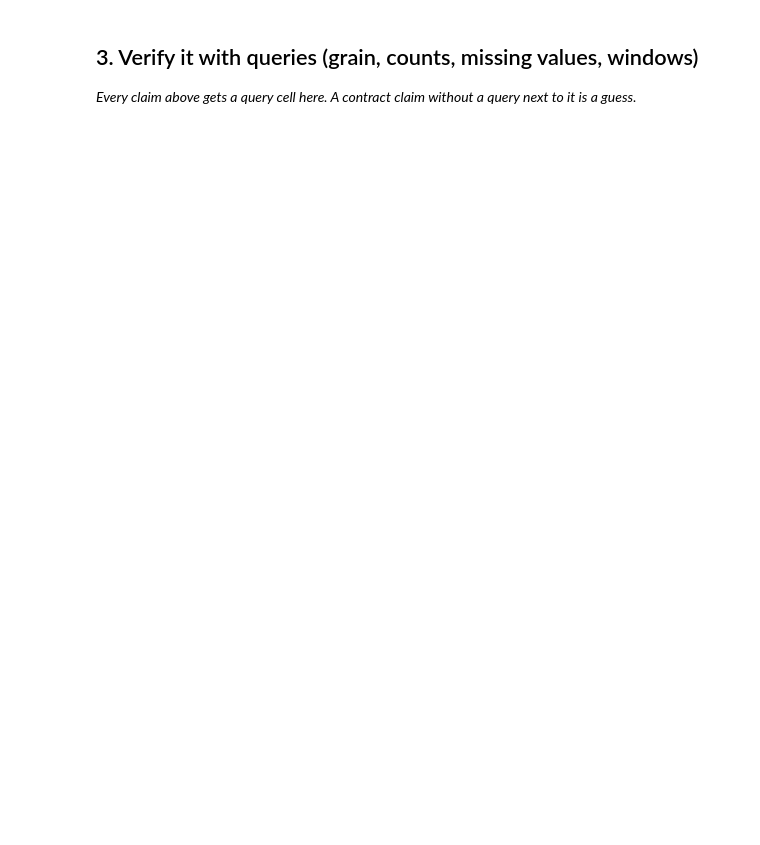
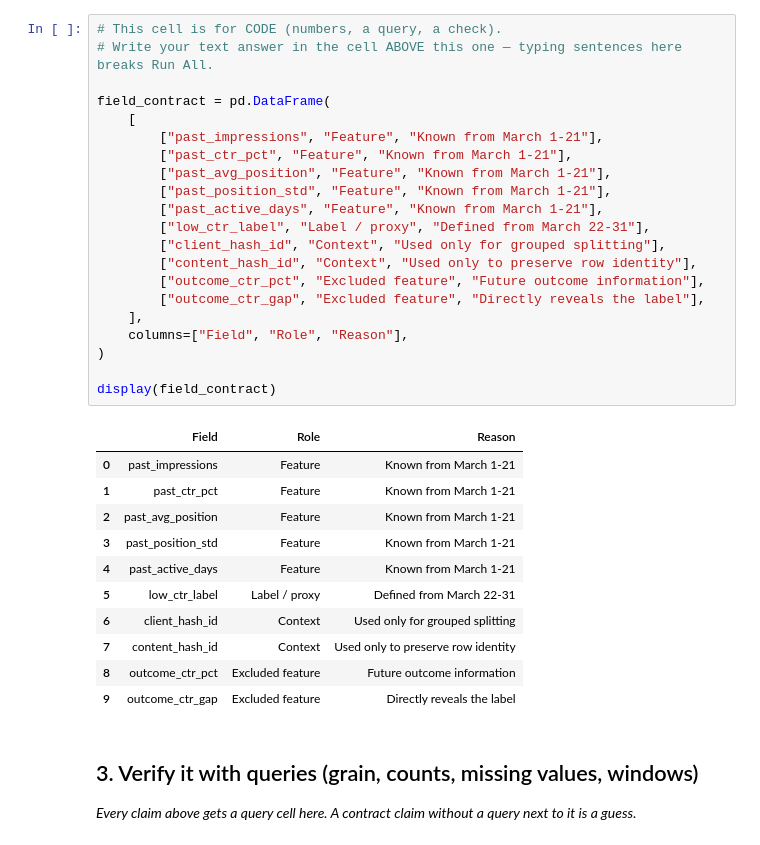
Before and after one commit to kevinwdt/flyrank-internship-ml, a Jupyter notebook: work/notebooks/w03_data_contract.ipynb, the cells around one changed output. Cells and saved outputs as stored; diff of their text form; blank space fills up the shorter version.

```diff
--- a/work/notebooks/w03_data_contract.ipynb
+++ b/work/notebooks/w03_data_contract.ipynb
@@ -23,3 +121,36 @@ This skeleton is yours to fill. Work the sections **in order** — each one has
+# %%
+# This cell is for CODE (numbers, a query, a check).
+# Write your text answer in the cell ABOVE this one — typing sentences here breaks Run All.
+
+field_contract = pd.DataFrame(
+    [
+        ["past_impressions", "Feature", "Known from March 1-21"],
+        ["past_ctr_pct", "Feature", "Known from March 1-21"],
+        ["past_avg_position", "Feature", "Known from March 1-21"],
+        ["past_position_std", "Feature", "Known from March 1-21"],
+        ["past_active_days", "Feature", "Known from March 1-21"],
+        ["low_ctr_label", "Label / proxy", "Defined from March 22-31"],
+        ["client_hash_id", "Context", "Used only for grouped splitting"],
+        ["content_hash_id", "Context", "Used only to preserve row identity"],
+        ["outcome_ctr_pct", "Excluded feature", "Future outcome information"],
+        ["outcome_ctr_gap", "Excluded feature", "Directly reveals the label"],
+    ],
+    columns=["Field", "Role", "Reason"],
+)
+
+display(field_contract)
+# %% [output]
+|  | Field | Role | Reason |
+| 0 | past_impressions | Feature | Known from March 1-21 |
+| 1 | past_ctr_pct | Feature | Known from March 1-21 |
+| 2 | past_avg_position | Feature | Known from March 1-21 |
+| 3 | past_position_std | Feature | Known from March 1-21 |
+| 4 | past_active_days | Feature | Known from March 1-21 |
+| 5 | low_ctr_label | Label / proxy | Defined from March 22-31 |
+| 6 | client_hash_id | Context | Used only for grouped splitting |
+| 7 | content_hash_id | Context | Used only to preserve row identity |
+| 8 | outcome_ctr_pct | Excluded feature | Future outcome information |
+| 9 | outcome_ctr_gap | Excluded feature | Directly reveals the label |
 # %% [markdown]
 ## 3. Verify it with queries (grain, counts, missing values, windows)
 
```
Also changed, not shown: parts of 19 cells of this notebook.
